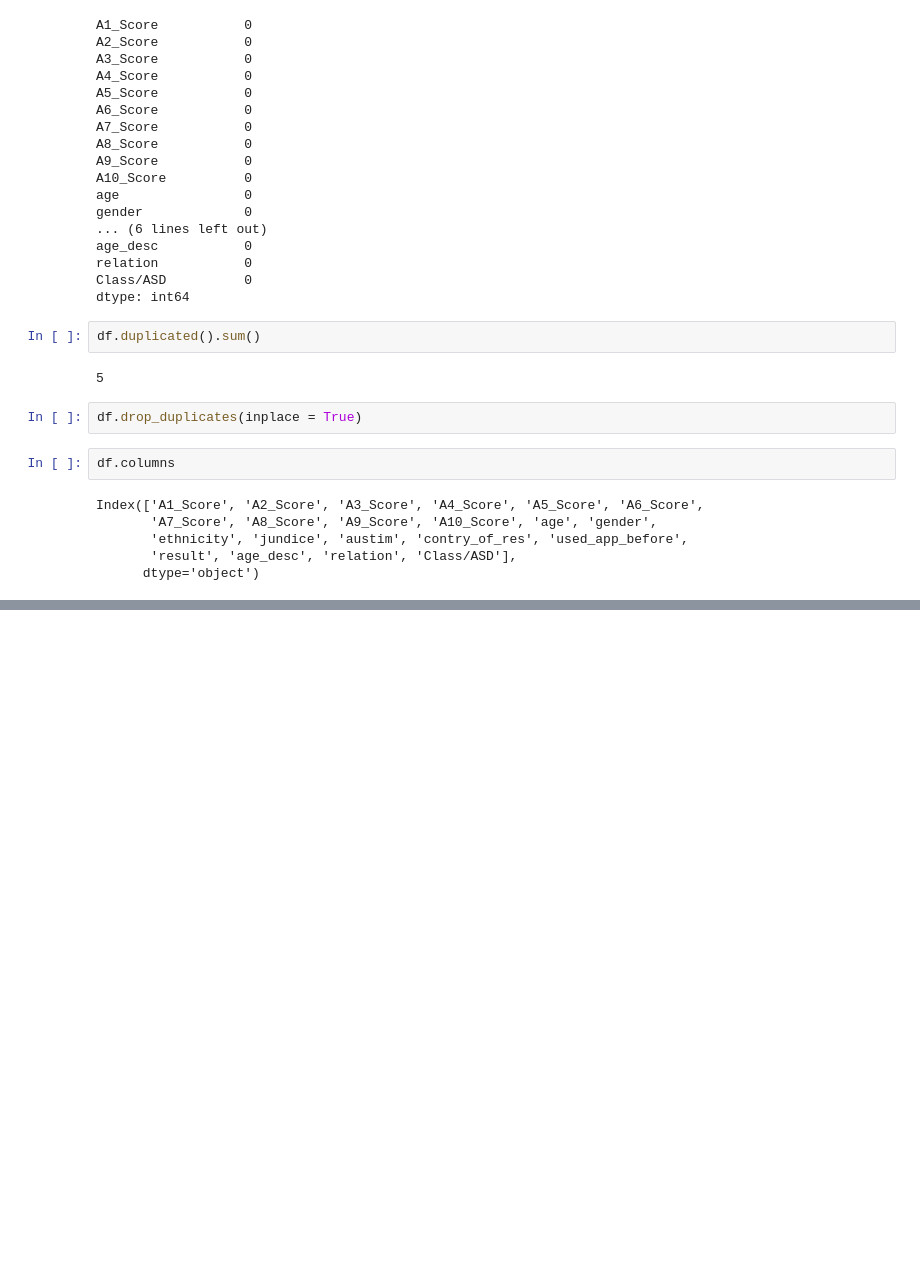
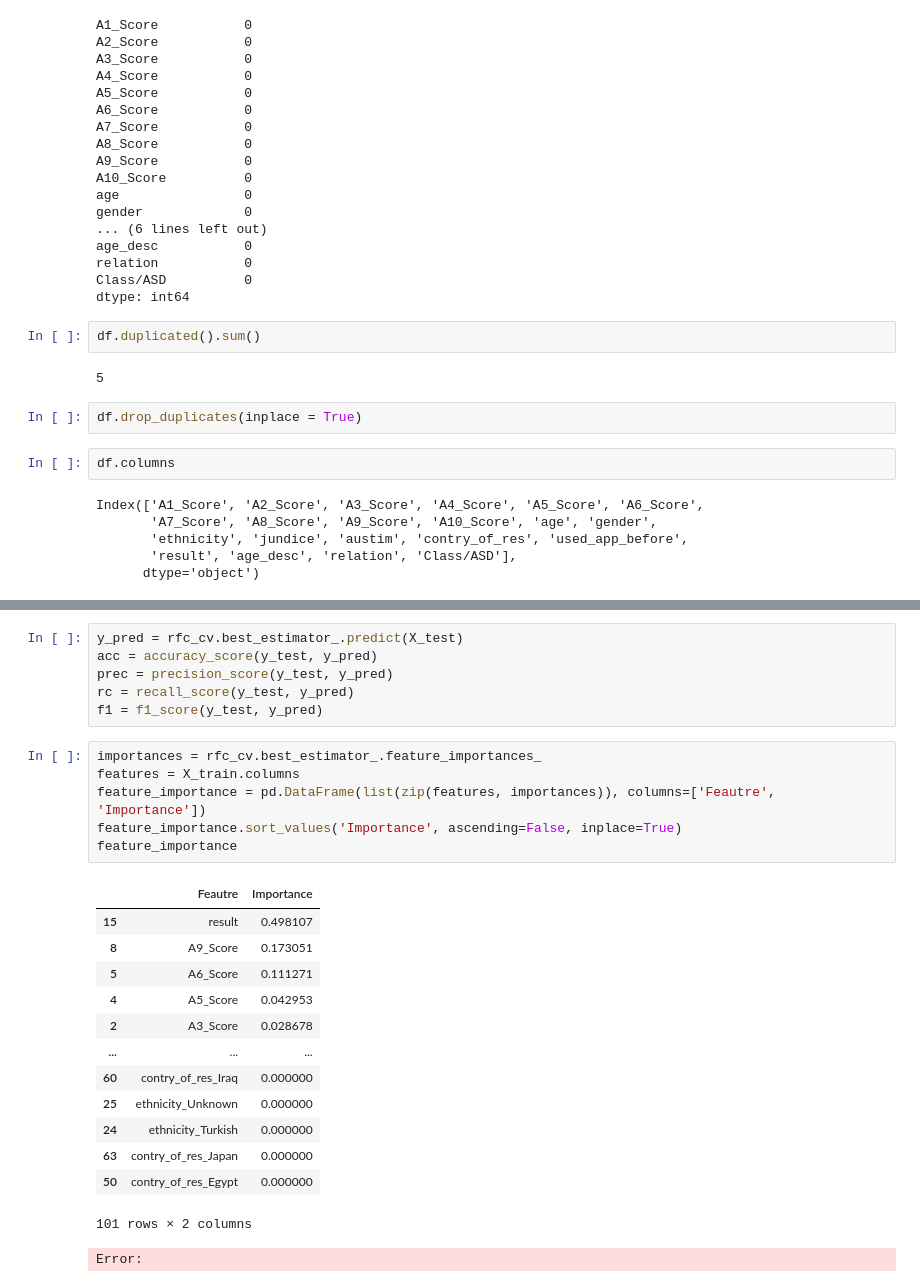
Before and after one commit to ly-daniel/Practice-Projects, a Jupyter notebook: Autism Screening/autism data analysis.ipynb, the cells around one changed output, grey strips where cells are left out. Saved outputs shown, nothing was run; the diff lists cells and outputs as text; blank space fills up the shorter version.

```diff
--- a/Autism Screening/autism data analysis.ipynb
+++ b/Autism Screening/autism data analysis.ipynb
@@ -162,0 +228,27 @@ memory usage: 120.1+ KB
+# %%
+y_pred = rfc_cv.best_estimator_.predict(X_test)
+acc = accuracy_score(y_test, y_pred)
+prec = precision_score(y_test, y_pred)
+rc = recall_score(y_test, y_pred)
+f1 = f1_score(y_test, y_pred)
+# %%
+importances = rfc_cv.best_estimator_.feature_importances_
+features = X_train.columns
+feature_importance = pd.DataFrame(list(zip(features, importances)), columns=['Feautre', 'Importance'])
+feature_importance.sort_values('Importance', ascending=False, inplace=True)
+feature_importance
+# %% [output]
+|  | Feautre | Importance |
+| 15 | result | 0.498107 |
+| 8 | A9_Score | 0.173051 |
+| 5 | A6_Score | 0.111271 |
+| 4 | A5_Score | 0.042953 |
+| 2 | A3_Score | 0.028678 |
+| ... | ... | ... |
+| 60 | contry_of_res_Iraq | 0.000000 |
+| 25 | ethnicity_Unknown | 0.000000 |
+| 24 | ethnicity_Turkish | 0.000000 |
+| 63 | contry_of_res_Japan | 0.000000 |
+| 50 | contry_of_res_Egypt | 0.000000 |
+101 rows × 2 columns
+Error:
```
Also changed, not shown: parts of 24 cells of this notebook.
